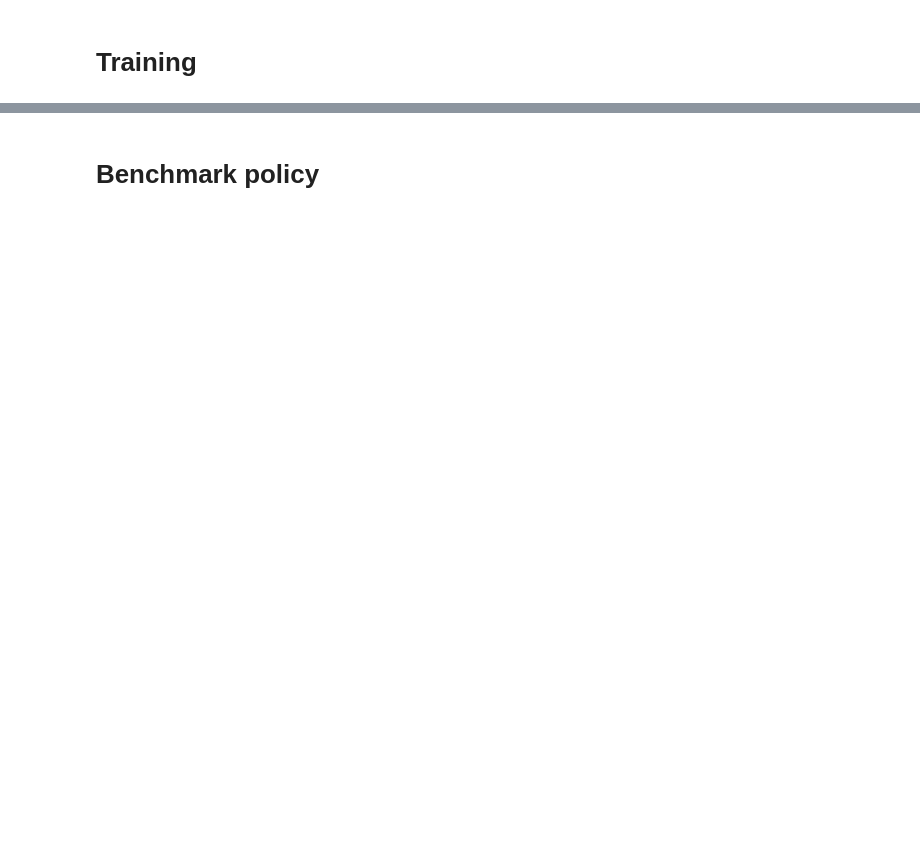
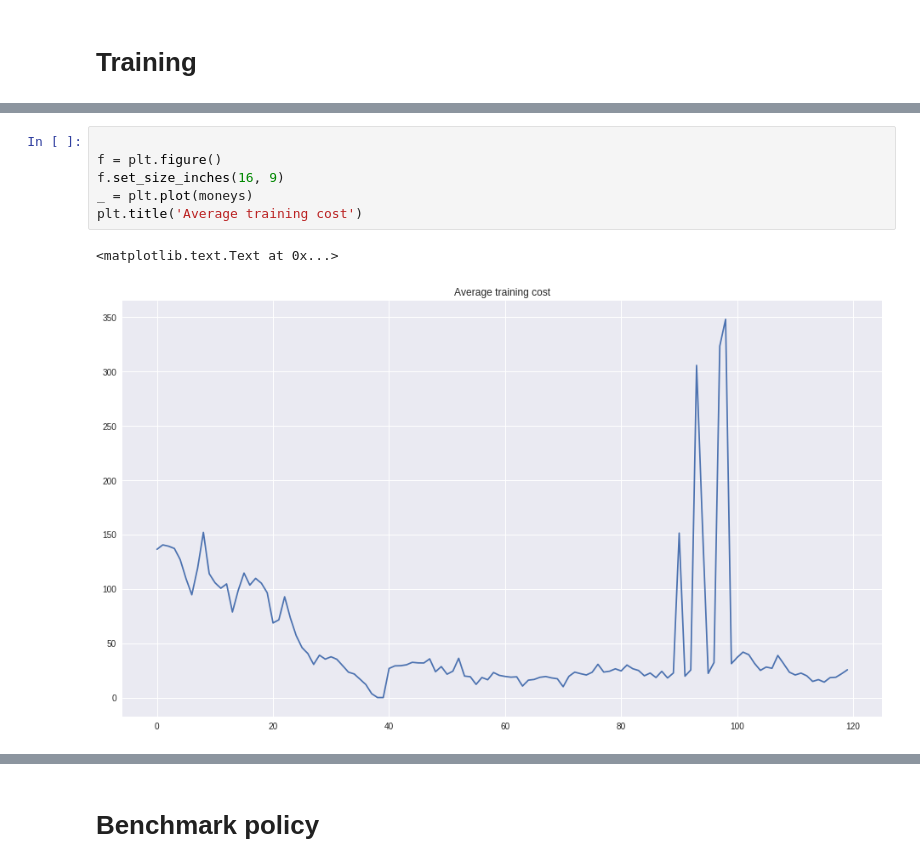
Before and after one commit to LPompe/thesis_demand_response, a Jupyter notebook: software/ReinforcementLearning.ipynb, the cells around one changed output, grey strips where cells are left out. Saved outputs shown, nothing was run; the diff lists cells and outputs as text; blank space fills up the shorter version.

```diff
--- a/software/ReinforcementLearning.ipynb
+++ b/software/ReinforcementLearning.ipynb
@@ -69,3 +105,12 @@ Starting iter.. 90 -0.00354471604376 -1.6326200000003575
+# %%
+
+f = plt.figure()
+f.set_size_inches(16, 9)
+_ = plt.plot(moneys)
+plt.title('Average training cost')
+# %% [output]
+<matplotlib.text.Text at 0x...>
+[figure, added]
 # %%
 f = plt.figure()
 f.set_size_inches(16, 9)
```
Also changed, not shown: parts of 65 cells of this notebook.
